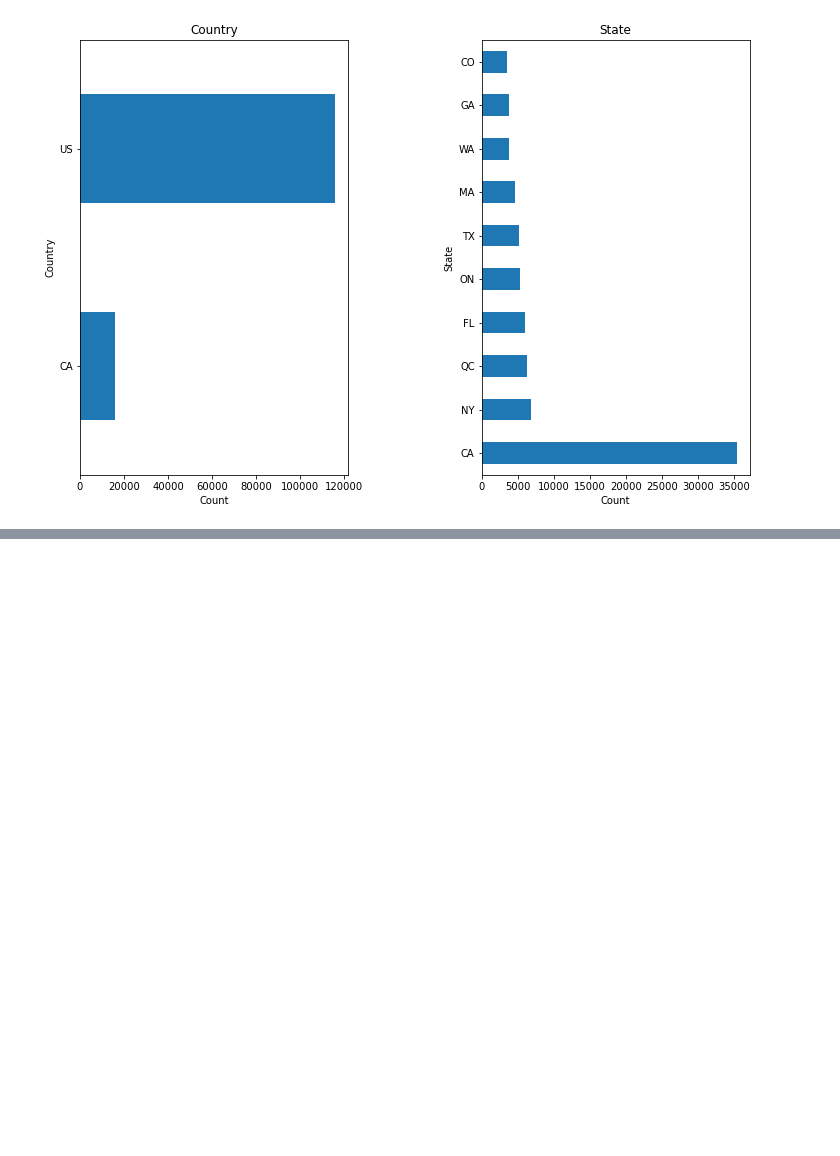
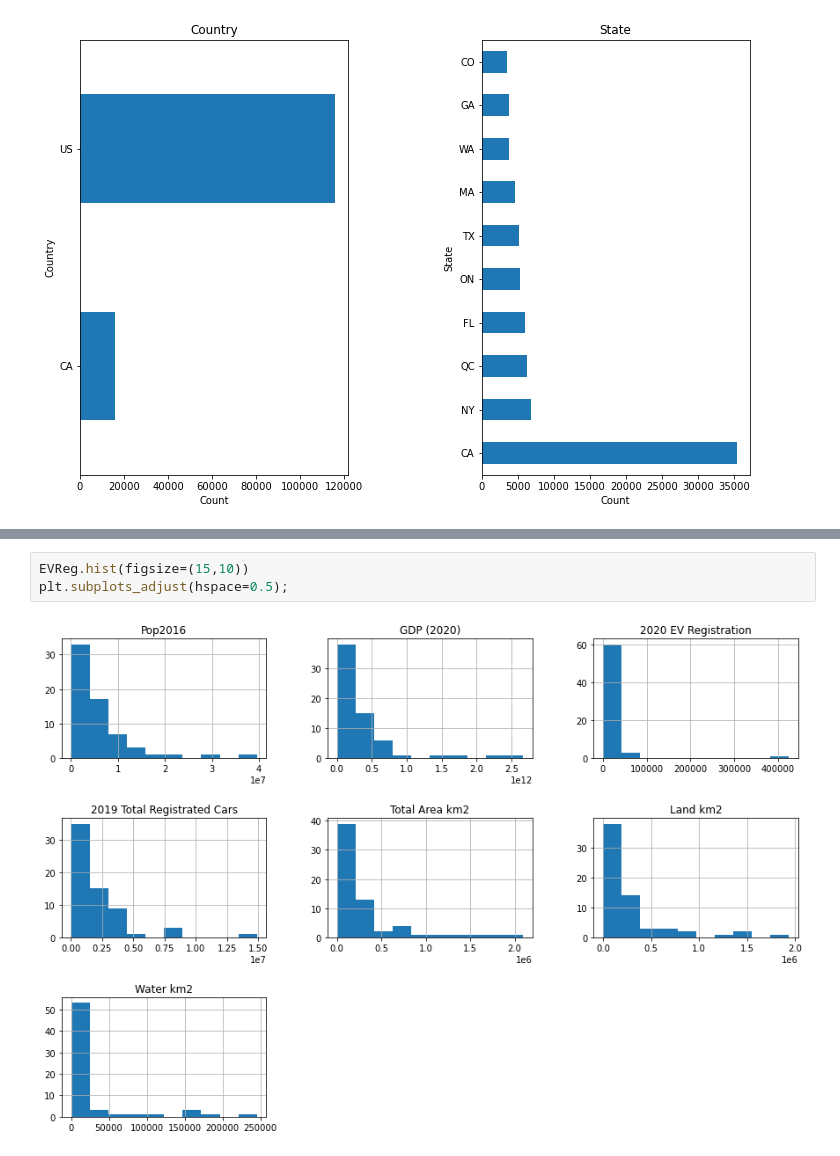
Before and after one commit to AndyGongDS/EVCharger, a Jupyter notebook: Notebooks/Data Wrangling.ipynb, the cells around one changed output, grey strips where cells are left out. Saved outputs shown, nothing was run; the diff lists cells and outputs as text; blank space fills up the shorter version.

```diff
--- a/Notebooks/Data Wrangling.ipynb
+++ b/Notebooks/Data Wrangling.ipynb
@@ -314,0 +371,5 @@ plt.subplots_adjust(wspace=0.5);
+# %%
+EVReg.hist(figsize=(15,10))
+plt.subplots_adjust(hspace=0.5);
+# %% [output]
+[figure, added]
```
Also changed, not shown: parts of 5 cells of this notebook, 9 other files.
